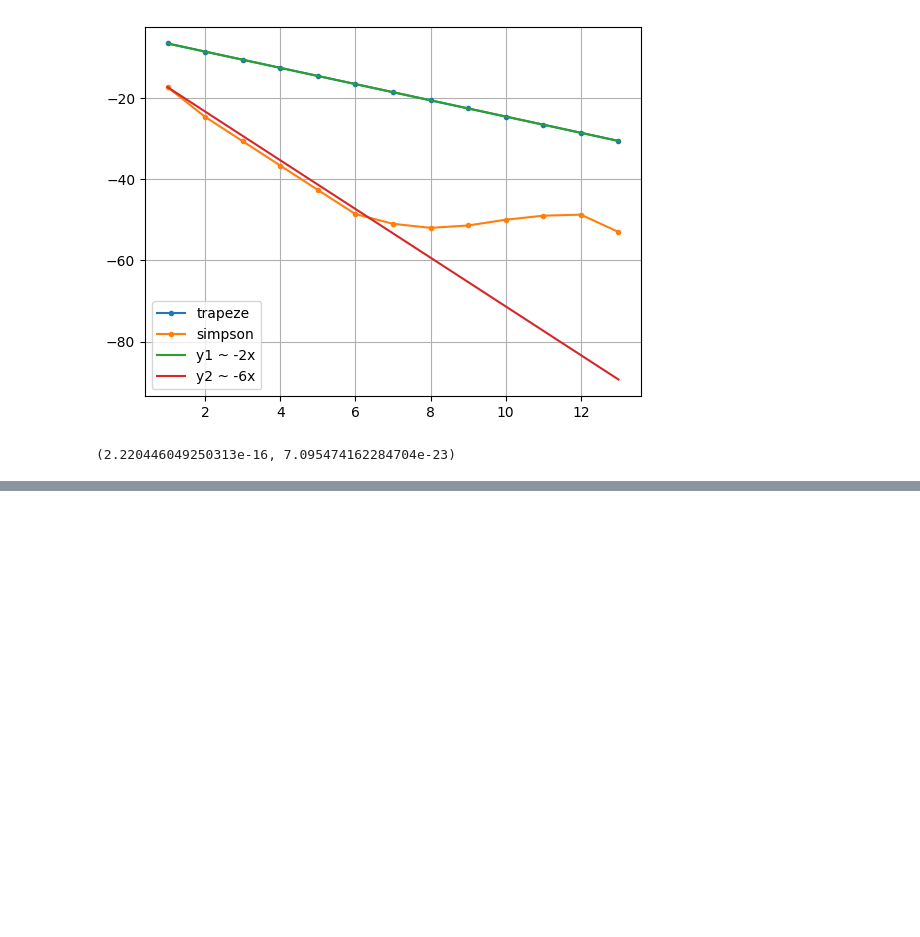
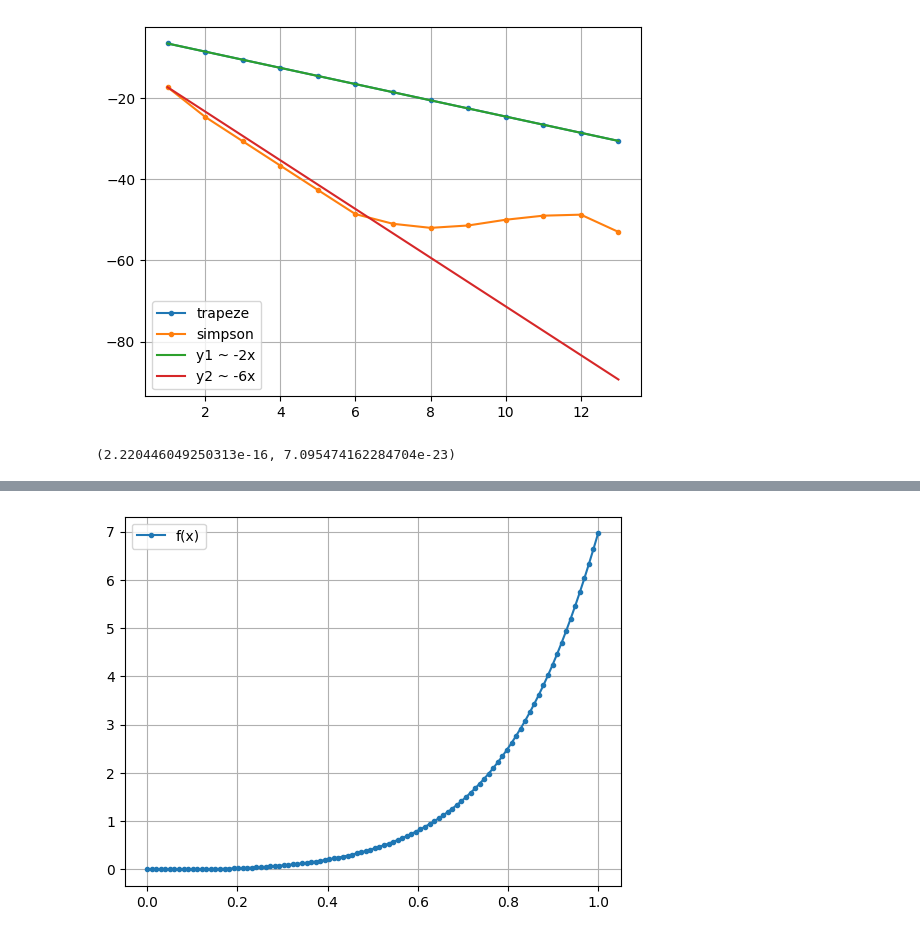
Before and after one commit to IDAnton/OFA, a Jupyter notebook: 3.ipynb, the cells around one changed output, grey strips where cells are left out. Drawn from its saved outputs; the diff is of its cells as text; code cells hidden in the pictures; blank space fills up the shorter version.

```diff
--- a/3.ipynb
+++ b/3.ipynb
@@ -69,0 +83,9 @@ simpson_result=1.2957570737817456
+# %%
+x = np.linspace(0, 1, 100)
+y = [f3(i) for i in x]
+plt.plot(x, y, label='f(x)', marker='.')
+plt.grid()
+plt.legend()
+plt.show()
+# %% [output]
+[figure, added]
```
Also changed, not shown: parts of 3 cells of this notebook.
